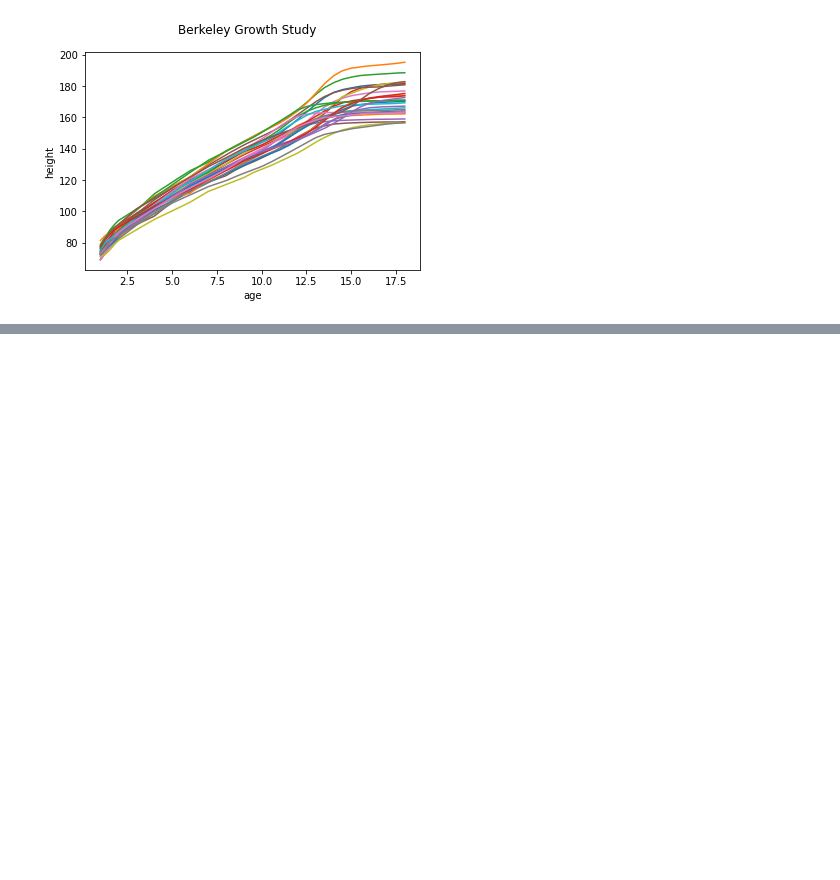
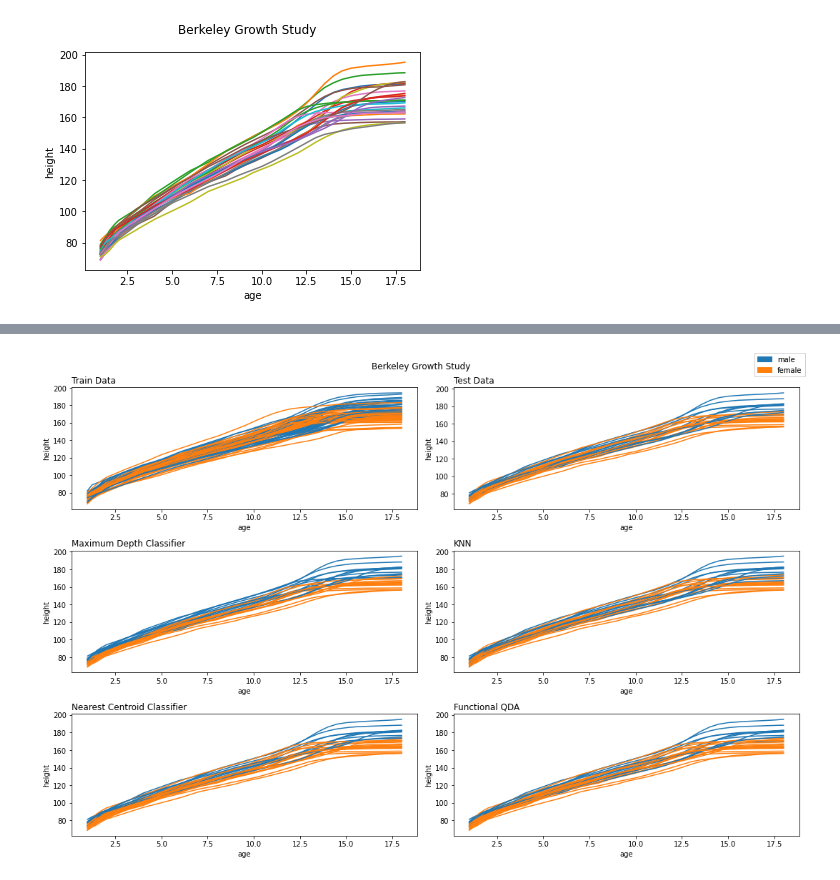
Before and after one commit to TShibano/functional-data-analysis, a Jupyter notebook: examples/fda_classification.ipynb, the cells around one changed output, grey strips where cells are left out. Saved outputs shown, nothing was run; the diff lists cells and outputs as text; code cells hidden in the pictures; blank space fills up the shorter version.

```diff
--- a/examples/fda_classification.ipynb
+++ b/examples/fda_classification.ipynb
@@ -45,0 +88,7 @@ X_test.plot().show()
+# %%
+# Nearest Centroid
+centroid = NearestCentroid()
+centroid.fit(X_train, y_train)
+centroid_pred = centroid.predict(X_test)
+print(centroid_pred)
+print(centroid.score(X_test, y_test))
@@ -45,0 +98,12 @@ X_test.plot().show()
+# %%
+# QuadraticDiscriminantAnalysis
+qda = QuadraticDiscriminantAnalysis(
+    ParametricGaussianCovariance(
+        Gaussian(variance=6, length_scale=1),
+    ),
+    regularizer=0.05,
+)
+qda.fit(X_train, y_train)
+qda_pred = qda.predict(X_test)
+print(qda_pred)
+print(qda.score(X_test, y_test))
@@ -45,0 +138,23 @@ X_test.plot().show()
+# %%
+# Plot results
+fig, axes = plt.subplots(3, 2, figsize=(15, 10))
+X_train.plot(group=y_train, group_names=categories, axes=axes[0][0])
+axes[0][0].set_title("Train Data", loc="left")
+X_test.plot(group=y_test, group_names=categories, axes=axes[0][1])
+axes[0][1].set_title("Test Data", loc="left")
+
+X_test.plot(group=depth_pred, group_names=categories, axes=axes[1][0])
+axes[1][0].set_title("Maximum Depth Classifier", loc="left")
+
+X_test.plot(group=knn_pred, group_names=categories, axes=axes[1][1])
+axes[1][1].set_title("KNN", loc="left")
+
+X_test.plot(group=centroid_pred, group_names=categories, axes=axes[2][0])
+axes[2][0].set_title("Nearest Centroid Classifier", loc="left")
+
+X_test.plot(group=qda_pred, group_names=categories, axes=axes[2][1])
+axes[2][1].set_title("Functional QDA", loc="left")
+
+plt.tight_layout()
+# %% [output]
+[figure, added]
```
Also changed, not shown: parts of 8 cells of this notebook.
